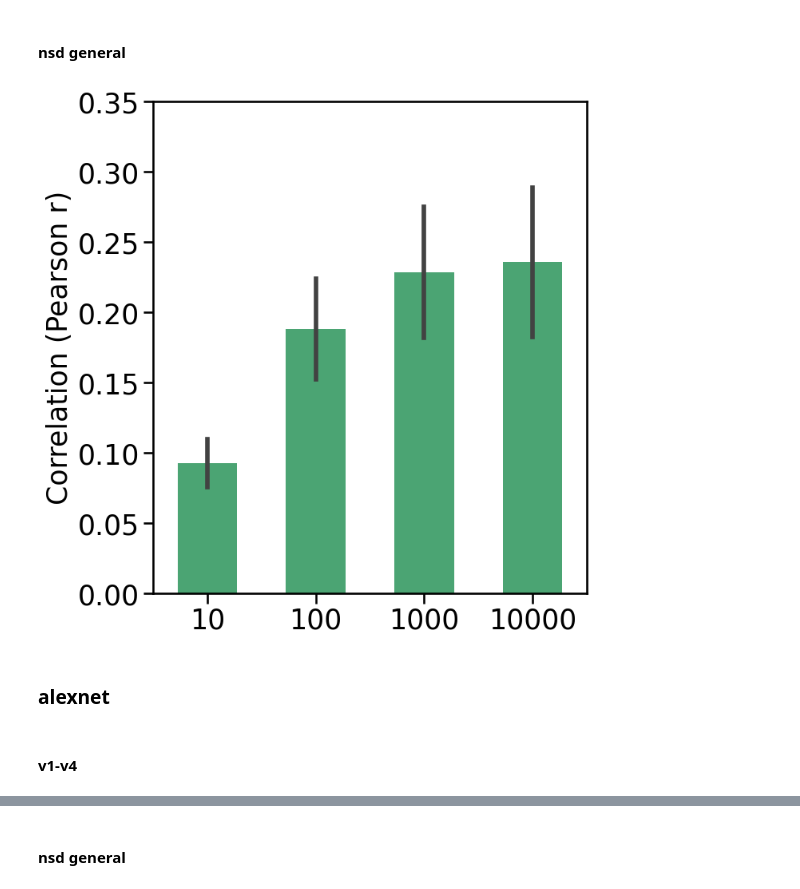
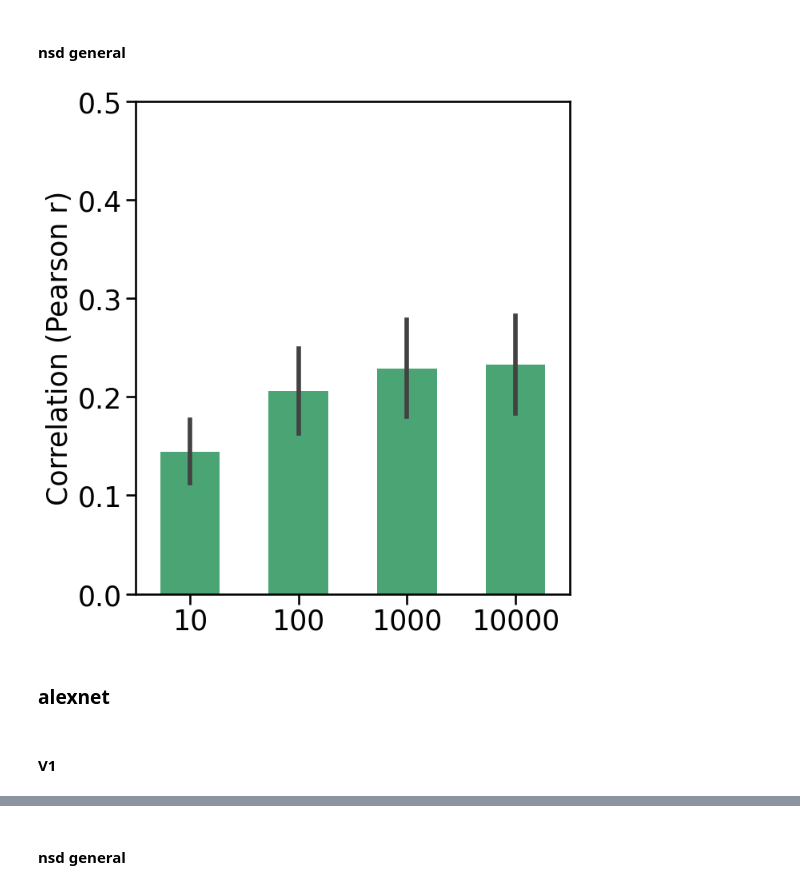
Before and after one commit to akazemian/untrained_models_of_visual_cortex, a Jupyter notebook: model_evaluation/results/predicting_brain_data/encoding_performance.ipynb, the cells around one changed output, grey strips where cells are left out. Drawn from its saved outputs; the diff is of its cells as text; code cells hidden in the pictures.

```diff
--- a/model_evaluation/results/predicting_brain_data/encoding_performance.ipynb
+++ b/model_evaluation/results/predicting_brain_data/encoding_performance.ipynb
@@ -12,11 +13,12 @@ from model_features.models.models import load_model_dict
 # %%
 dataset = 'naturalscenes'
 hook = None
+gpool = False
 
 data_dict = {}
 models = ['expansion_10','expansion_100','expansion_1000','expansion_10000']
 for model in models:
-    data_dict[model] = load_model_dict(model)
+    data_dict[model] = load_model_dict(model,gpool=gpool)
 
 palette = {'expansion_model':'mediumseagreen'}
 # %% [markdown]
@@ -40,17 +90,17 @@ plot_results(data_dict = data_dict, plot_type = 'scores_vs_num_features', x_axis
 # %%
 regions = ['general']
 
 plot_results(data_dict = data_dict, plot_type = 'scores_vs_num_features', x_axis = 'num_features',
                  dataset = dataset, regions = regions,
                  palette=palette,
-                 ylim = (0,0.35),
+                 ylim = (0,0.50),
                  width = 0.55,
                  show_legend= False,
                  params = (7,8),
                  name_dict= None,
-                 file_name=f'{dataset}_{regions}')
+                 file_name=f'expansion_{dataset}_{regions}_gpool={gpool}')
 # %% [output]
-[figure, old version]
+[figure, new version]
 # %% [markdown]
 ### alexnet
 # %%
@@ -60,3 +111,3 @@ mode = 'ridgecv'
 # %% [markdown]
-#### v1-v4
+#### V1
 # %%
```
Also changed, not shown: parts of 47 cells of this notebook, 22 other files.
